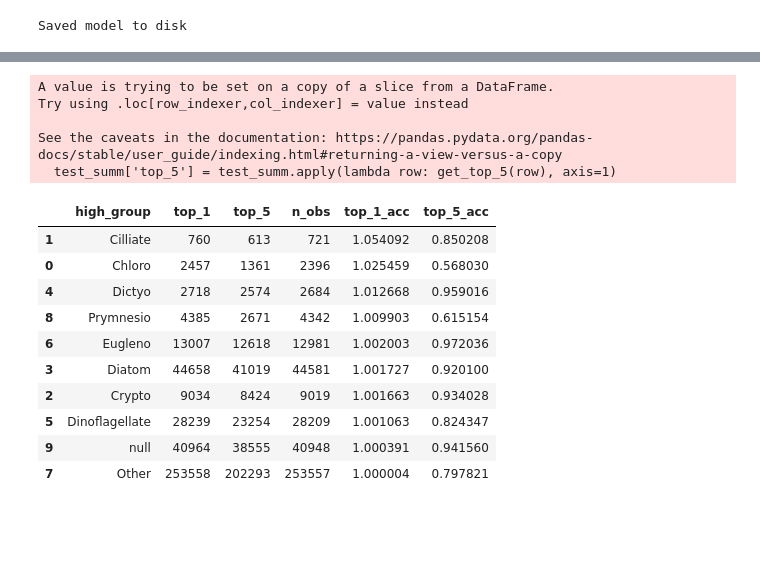
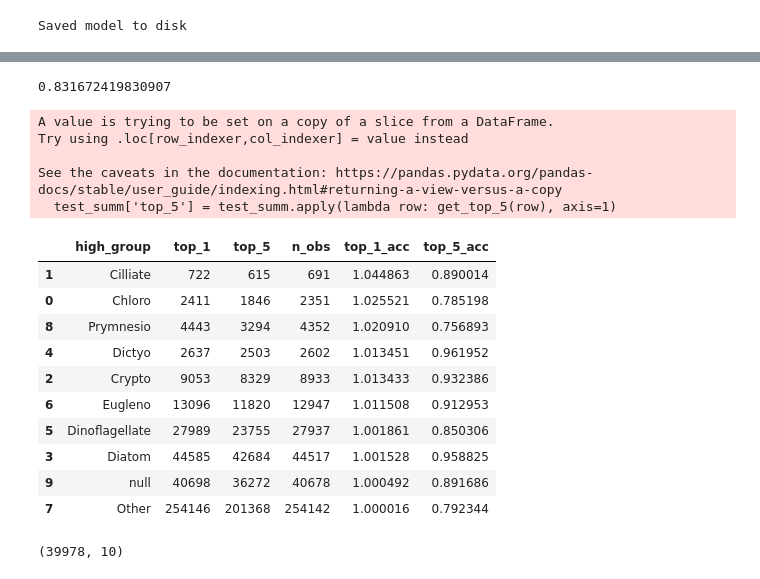
Before and after one commit to ifcb-utopia/ml-workflow, a Jupyter notebook: notebooks/CNN-v1-b.ipynb, the cells around one changed output, grey strips where cells are left out. Drawn from its saved outputs; the diff is of its cells as text; code cells hidden in the pictures; blank space fills up the shorter version.

```diff
--- a/notebooks/CNN-v1-b.ipynb
+++ b/notebooks/CNN-v1-b.ipynb
@@ -270,7 +248,6 @@ H = model.fit(
     steps_per_epoch=totalTrain // batch_size,
     validation_data=validationGen,
     validation_steps=totalVal // batch_size,
-    epochs=8)
-    #epochs=16)
+    epochs=16)
 # %% [output]
 [INFO] training simple network...
@@ -428,14 +445,5 @@ H.history['val_accuracy']
 # obtain accruacy for final model prediction
 
 float(sum(test_eval.is_correct))/float(len(test_eval))
-
-
-# --
-# make reference for reviewing by class model accuracy
-
-test_summ = test_eval[[ u'full_path', u'high_group', u'pred_label', u'true_label', u'is_correct',
-                              0,                        1,
-                              2,                        3,
-                              4,                        5,
-                              6,                        7,
-                              8,                        9]]
+# %% [output]
+0.831672419830907
@@ -442,31 +459,49 @@ test_summ = test_eval[[ u'full_path', u'high_group', u'pred_label', u'true_label
+# %%
+def get_top_5(row):
+    preds = [row[i] for i in range(10)]
+    top_5 = sorted(zip(preds, range(10)), reverse=True)[:5]
+    indices = [n[1] for n in top_5]
+    if row['true_label'] in indices:
+        out = 1
+    else:
+        out = 0
+    return out
+
+def get_percent(row, c):
+    val = row[c]
+    return float(val) / float(row['n_obs'])
 # %%
 # add top 5 accuracy score to output & build by class summary frame
 
-test_summ['top_5'] = test_summ.apply(lambda row: du.get_top_5(row), axis=1)
+test_summ['top_5'] = test_summ.apply(lambda row: get_top_5(row), axis=1)
 
 test_agg = test_summ.groupby('high_group').agg({'full_path' : 'count', 'is_correct' : 'sum', 'top_5' : 'sum'})
 test_agg.reset_index(inplace=True)
 test_agg.columns = ['high_group', 'top_1', 'top_5', 'n_obs']
-test_agg['top_1_acc'] = test_agg.apply(lambda row: du.get_percent(row, 'top_1'), axis=1)
-test_agg['top_5_acc'] = test_agg.apply(lambda row: du.get_percent(row, 'top_5'), axis=1)
+test_agg['top_1_acc'] = test_agg.apply(lambda row: get_percent(row, 'top_1'), axis=1)
+test_agg['top_5_acc'] = test_agg.apply(lambda row: get_percent(row, 'top_5'), axis=1)
 
 
-test_summ.to_csv('./model-summary-cnn-v1-b2.csv', index=False)
+test_summ.to_csv('./model-summary-cnn-v1-b3.csv', index=False)
 test_agg.sort_values('top_1_acc', ascending=False)
 # %% [output]
 A value is trying to be set on a copy of a slice from a DataFrame.
 Try using .loc[row_indexer,col_indexer] = value instead
 
 See the caveats in the documentation: https://pandas.pydata.org/pandas-docs/stable/user_guide/indexing.html#returning-a-view-versus-a-copy
   test_summ['top_5'] = test_summ.apply(lambda row: get_top_5(row), axis=1)
 |  | high_group | top_1 | top_5 | n_obs | top_1_acc | top_5_acc |
-| 1 | Cilliate | 760 | 613 | 721 | 1.054092 | 0.850208 |
-| 0 | Chloro | 2457 | 1361 | 2396 | 1.025459 | 0.568030 |
-| 4 | Dictyo | 2718 | 2574 | 2684 | 1.012668 | 0.959016 |
-| 8 | Prymnesio | 4385 | 2671 | 4342 | 1.009903 | 0.615154 |
-| 6 | Eugleno | 13007 | 12618 | 12981 | 1.002003 | 0.972036 |
-| 3 | Diatom | 44658 | 41019 | 44581 | 1.001727 | 0.920100 |
-| 2 | Crypto | 9034 | 8424 | 9019 | 1.001663 | 0.934028 |
-| 5 | Dinoflagellate | 28239 | 23254 | 28209 | 1.001063 | 0.824347 |
-| 9 | null | 40964 | 38555 | 40948 | 1.000391 | 0.941560 |
-| 7 | Other | 253558 | 202293 | 253557 | 1.000004 | 0.797821 |
+| 1 | Cilliate | 722 | 615 | 691 | 1.044863 | 0.890014 |
+| 0 | Chloro | 2411 | 1846 | 2351 | 1.025521 | 0.785198 |
+| 8 | Prymnesio | 4443 | 3294 | 4352 | 1.020910 | 0.756893 |
+| 4 | Dictyo | 2637 | 2503 | 2602 | 1.013451 | 0.961952 |
+| 2 | Crypto | 9053 | 8329 | 8933 | 1.013433 | 0.932386 |
+| 6 | Eugleno | 13096 | 11820 | 12947 | 1.011508 | 0.912953 |
+| 5 | Dinoflagellate | 27989 | 23755 | 27937 | 1.001861 | 0.850306 |
+| 3 | Diatom | 44585 | 42684 | 44517 | 1.001528 | 0.958825 |
+| 9 | null | 40698 | 36272 | 40678 | 1.000492 | 0.891686 |
+| 7 | Other | 254146 | 201368 | 254142 | 1.000016 | 0.792344 |
+# %%
+predictions.shape
+# %% [output]
+(39978, 10)
```
Also changed, not shown: parts of 14 cells of this notebook, 4 other files.
